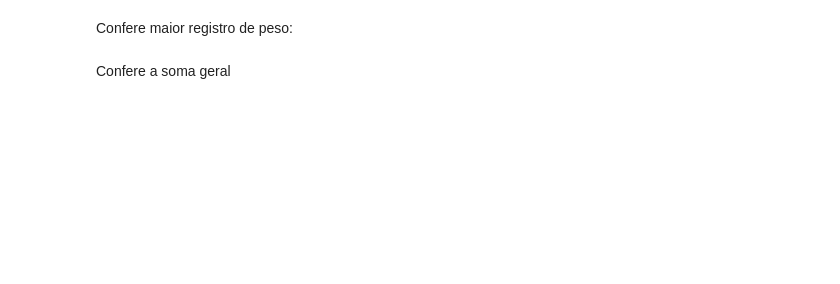
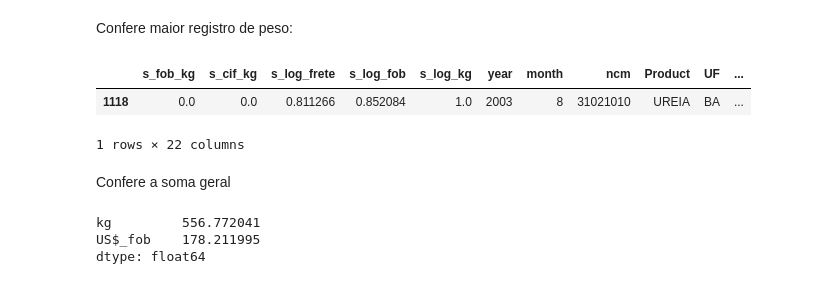
Before and after one commit to AndreCoutinhoBueno/Pricing-Fertilizer, a Jupyter notebook: codes/extração/Comexstat/IMP_NCM/Valida_quantitativos.ipynb, the cells around one changed output. Drawn from its saved outputs; the diff is of its cells as text; code cells hidden in the pictures; blank space fills up the shorter version.

```diff
--- a/codes/extração/Comexstat/IMP_NCM/Valida_quantitativos.ipynb
+++ b/codes/extração/Comexstat/IMP_NCM/Valida_quantitativos.ipynb
@@ -151,19 +182,2 @@ Carrega função para correção via preço
 # %% [markdown]
 Corrige
-# %%
-q=pd.DataFrame()
-z=3
-k=0
-f=0
-for ncm in imp_fert.CO_NCM.unique():
-    for km in imp_fert.km.unique():
-        t=imp_fert[(imp_fert.CO_NCM==ncm)&(imp_fert.km==km)]
-        t, len_err_kg, len_err_fob=corr_kg_fob_via_preço(t,z)
-        q=pd.concat([q,t])
-        k+=len_err_kg
-        f+=len_err_fob
-
-print(f"Através do preço, foram corrigidos {k} registros de kg e {f} registros de valor fob, que estavam a mais de {z} vezes \
-o desvio padrão\nde distância da média (z score).")
-
-imp_fert=q.copy()
@@ -170,8 +201,16 @@ imp_fert=q.copy()
 # %% [markdown]
 Confere maior registro de peso:
 # %%
-imp_fert[imp_fert.KG_LIQUIDO==imp_fert.KG_LIQUIDO.max()]
+imp_fert[imp_fert.kg==imp_fert.kg.max()]
+# %% [output]
+|  | s_fob_kg | s_cif_kg | s_log_frete | s_log_fob | s_log_kg | year | month | ncm | Product | UF | ... |
+| 1118 | 0.0 | 0.0 | 0.811266 | 0.852084 | 1.0 | 2003 | 8 | 31021010 | UREIA | BA | ... |
+1 rows × 22 columns
 # %% [markdown]
 Confere a soma geral
 # %%
-imp_fert[['KG_LIQUIDO','VL_FOB']].sum()/10**9
+imp_fert[['kg','US$_fob']].sum()/10**9
+# %% [output]
+kg         556.772041
+US$_fob    178.211995
+dtype: float64
```
Also changed, not shown: parts of 27 cells of this notebook, 5 other files.
